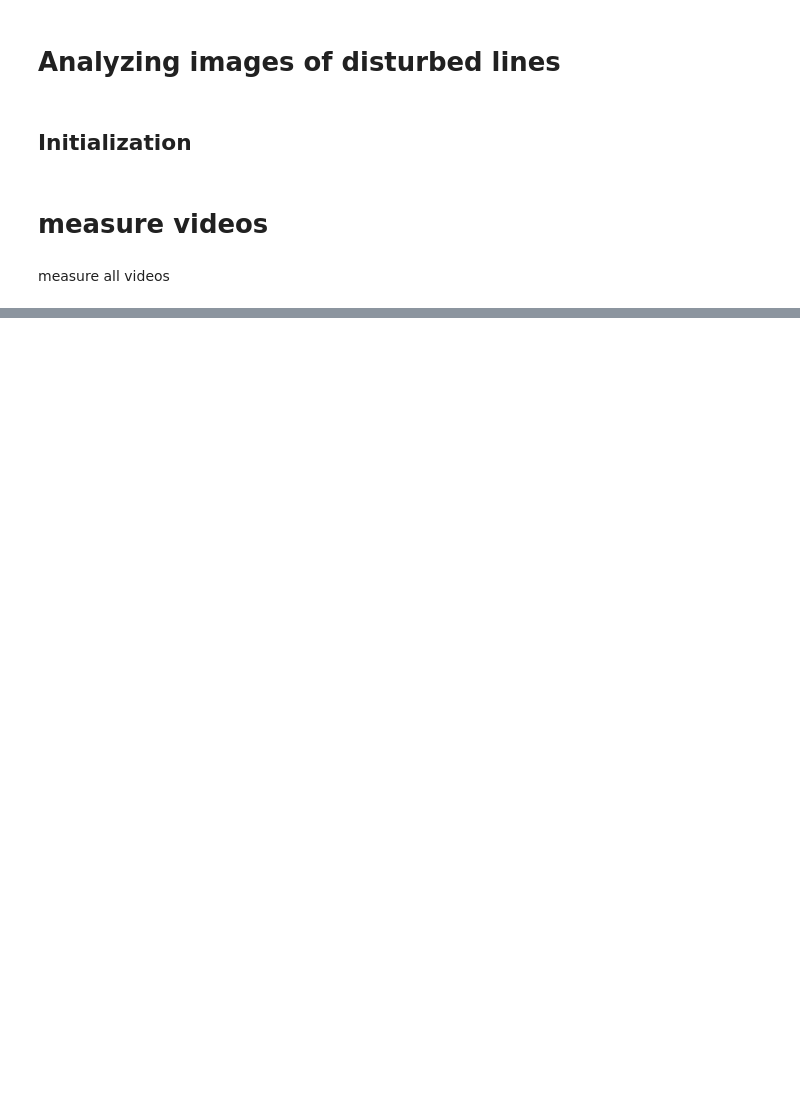
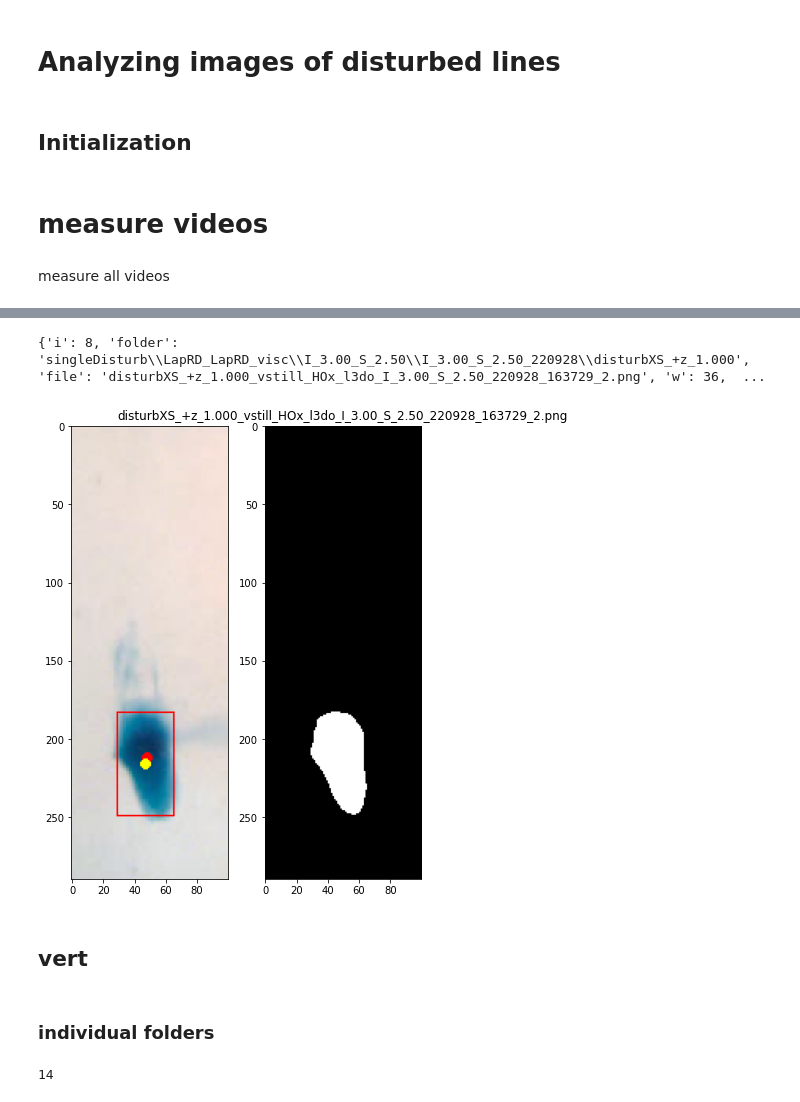
Before and after one commit to usnistgov/embedded3DPvids, a Jupyter notebook: ipynb/singleDisturb/still_measure.ipynb, the cells around one changed output, grey strips where cells are left out. Cells and saved outputs as stored; diff of their text form; code cells hidden in the pictures; blank space fills up the shorter version.

```diff
--- a/ipynb/singleDisturb/still_measure.ipynb
+++ b/ipynb/singleDisturb/still_measure.ipynb
@@ -26,0 +89,28 @@ measure all videos
+# %%
+cdir = os.path.dirname(os.path.abspath(os.path.join('..')))
+testcsv = os.path.join(cdir, 'tests', 'test_disturbXS.csv')
+testlist = pd.read_csv(testcsv, dtype={'folder':'str', 'file':'str', 'w':'int', 'h':'int'})
+# %%
+# folder = os.path.join(cfg.path.server, r'singleDisturb\LapRD_LapRD_visc\I_3.00_S_2.50\I_3.00_S_2.50_220928\disturbVert_0.500')
+# file = os.path.join(folder, 'disturbVert_0.500_vstill_V_l1do_I_3.00_S_2.50_220928_160239_6.png')
+# i = 17
+for i in [8]:
+    folder = os.path.join(cfg.path.server, testlist.loc[i, 'folder'])
+    file = os.path.join(folder, testlist.loc[i, 'file'])
+    d,u = me.xsDisturbMeasure(file, diag=1)
+    if 'w' in d:
+        print({'i':i, 'folder':testlist.loc[i,'folder'], 'file':testlist.loc[i,'file'], 'w':d['w'], 'h':d['h'], 'w0':testlist.loc[i,'w'], 'h0':testlist.loc[i, 'h']})
+    else:
+        print({'i':i, 'folder':testlist.loc[i,'folder'], 'file':testlist.loc[i,'file'], 'w':0, 'h':0, 'w0':testlist.loc[i,'w'], 'h0':testlist.loc[i, 'h']})
+# %% [output]
+{'i': 8, 'folder': 'singleDisturb\\LapRD_LapRD_visc\\I_3.00_S_2.50\\I_3.00_S_2.50_220928\\disturbXS_+z_1.000', 'file': 'disturbXS_+z_1.000_vstill_HOx_l3do_I_3.00_S_2.50_220928_163729_2.png', 'w': 36,  ...
+[figure, added]
+# %% [markdown]
+## vert
+# %% [markdown]
+### individual folders
+# %%
+aa = np.array([[1,2,4],[1,2,4]])
+aa.sum()
+# %% [output]
+14
```
Also changed, not shown: parts of 57 cells of this notebook, 23 other files.
